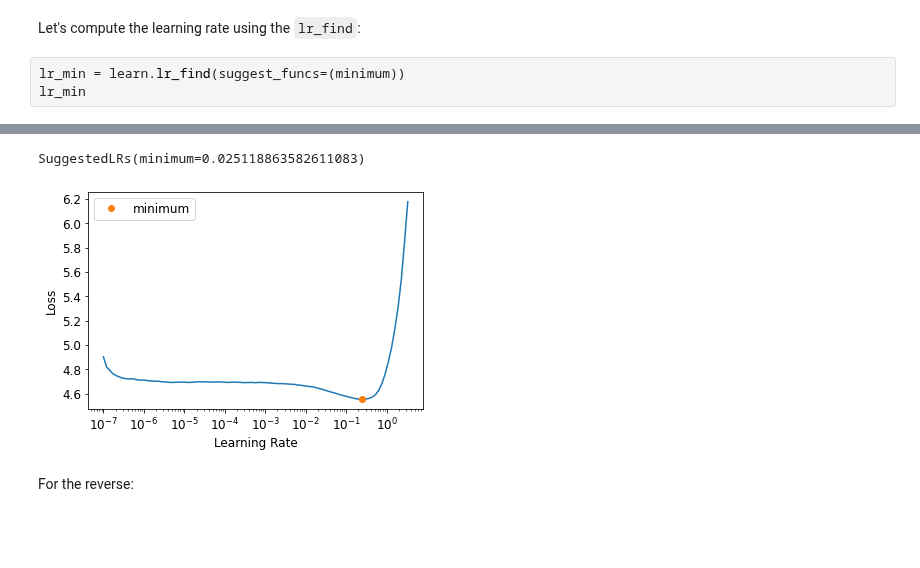
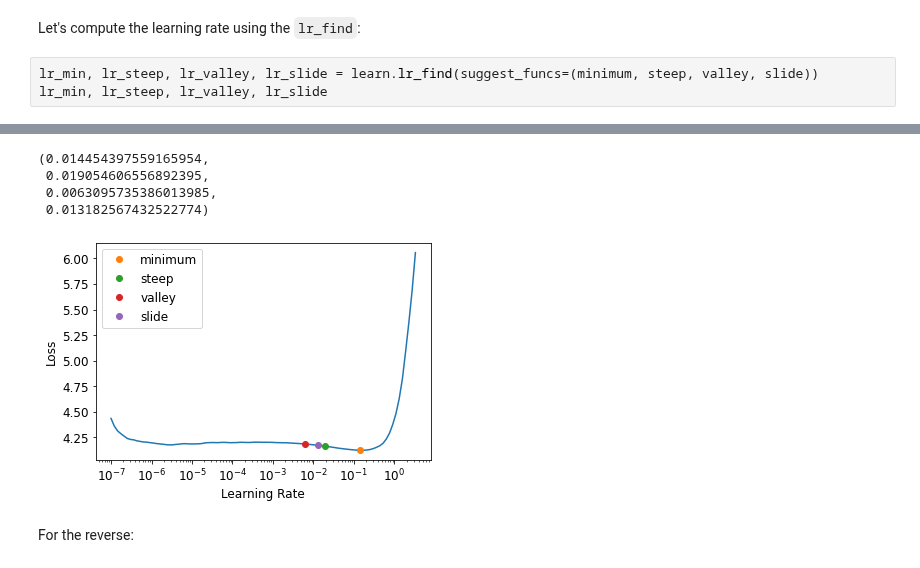
Before and after one commit to debjyotiSRoy/xcube_old, a Jupyter notebook: nbs/examples/wiki10-31k/wiki10-31k_full_new.ipynb, the cells around one changed output, grey strips where cells are left out. Drawn from its saved outputs; the diff is of its cells as text; blank space fills up the shorter version.

```diff
--- a/nbs/examples/wiki10-31k/wiki10-31k_full_new.ipynb
+++ b/nbs/examples/wiki10-31k/wiki10-31k_full_new.ipynb
@@ -195,12 +193,15 @@ learn_r = language_model_learner(
 # %% [markdown]
 Let's compute the learning rate using the `lr_find`:
 # %%
-lr_min = learn.lr_find(suggest_funcs=(minimum))
-lr_min
+lr_min, lr_steep, lr_valley, lr_slide = learn.lr_find(suggest_funcs=(minimum, steep, valley, slide))
+lr_min, lr_steep, lr_valley, lr_slide
 # %% [output]
 [interactive output not drawn]
-SuggestedLRs(minimum=0.025118863582611083)
+(0.014454397559165954,
+ 0.019054606556892395,
+ 0.0063095735386013985,
+ 0.013182567432522774)
-[figure, old version]
+[figure, new version]
 # %% [markdown]
 For the reverse:
 # %%
```
Also changed, not shown: parts of 36 cells of this notebook, 1 other file.
